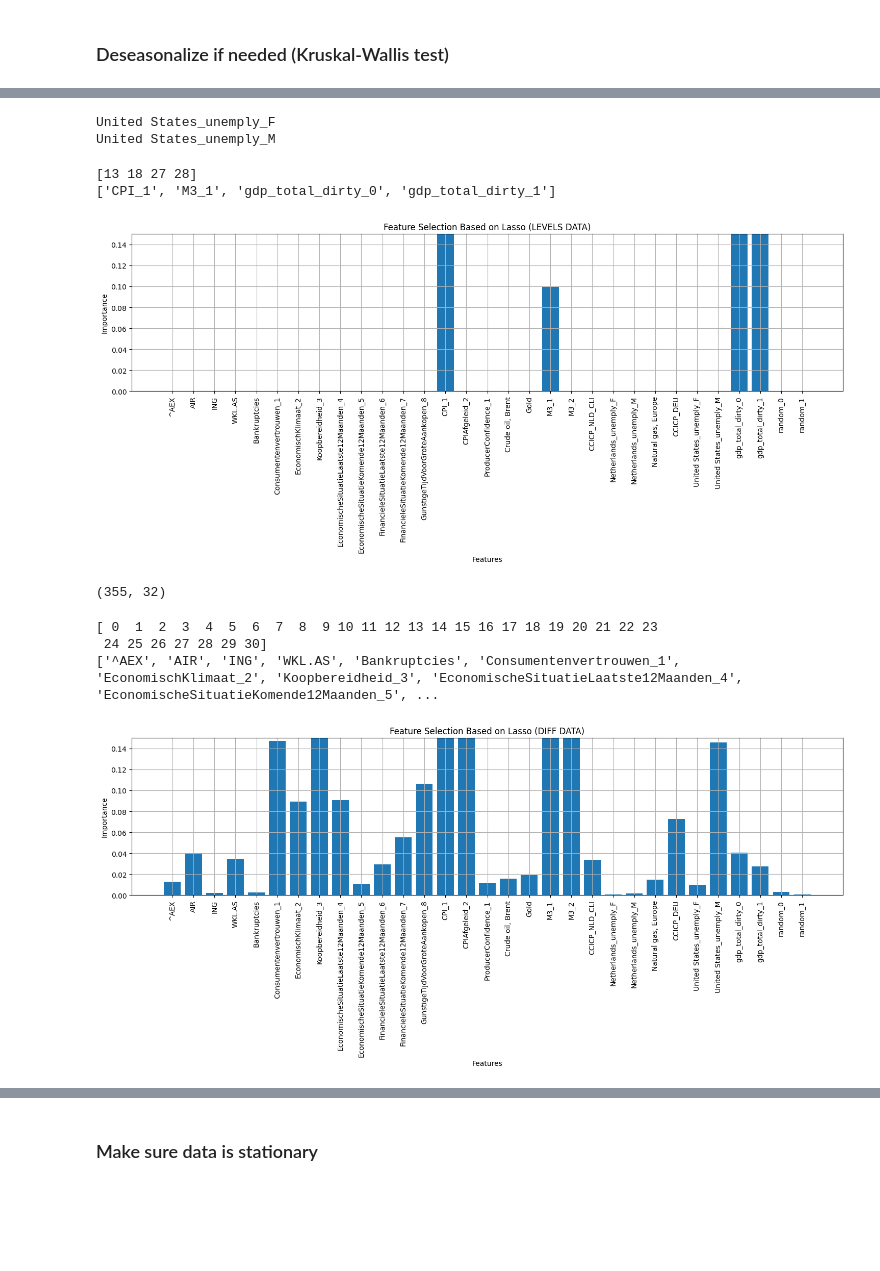
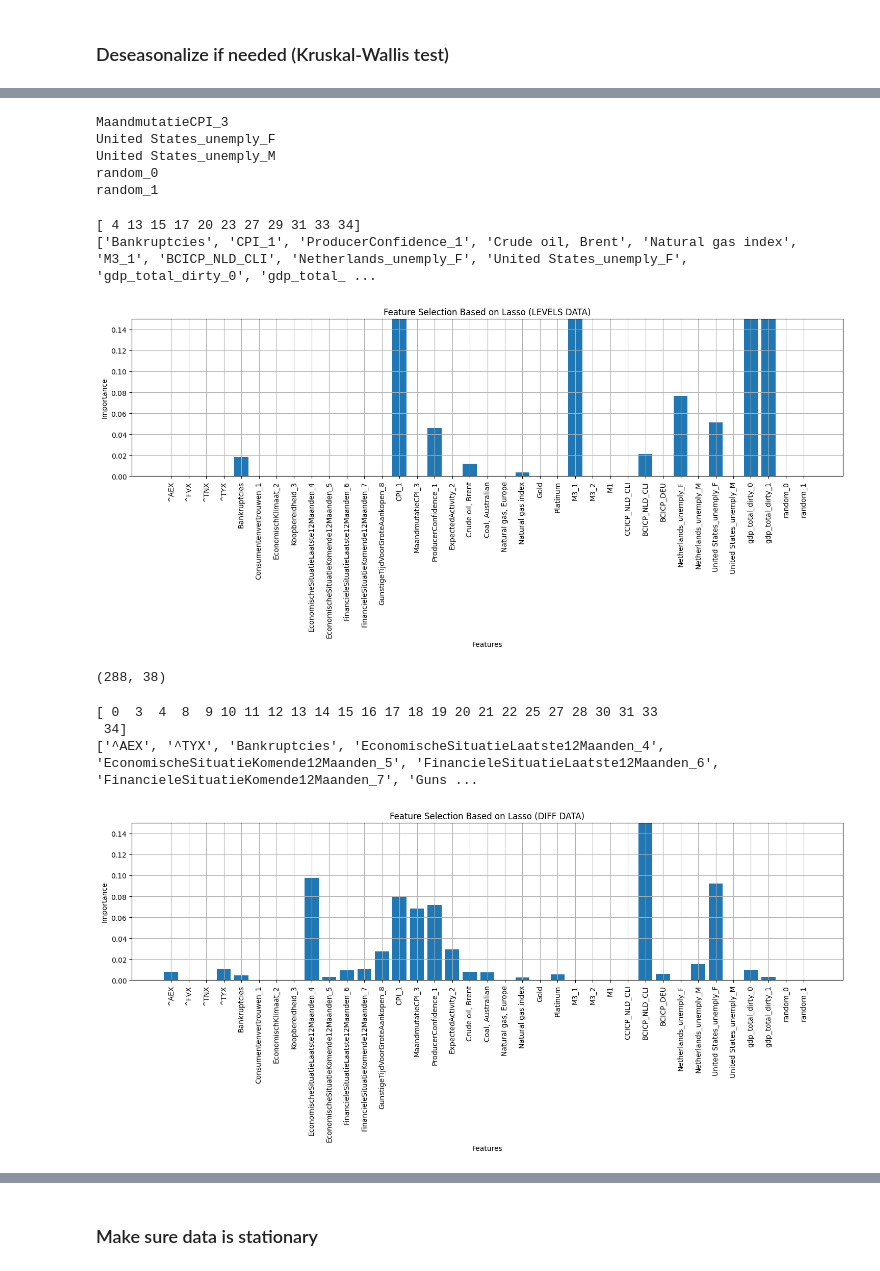
Before and after one commit to powell001/NowCast_Data_v2, a Jupyter notebook: src/a06_forecastQuarterlyData_withMonthlyData_Lasso.ipynb, the cells around one changed output, grey strips where cells are left out. Saved outputs shown, nothing was run; the diff lists cells and outputs as text; code cells hidden in the pictures; blank space fills up the shorter version.

```diff
--- a/src/a06_forecastQuarterlyData_withMonthlyData_Lasso.ipynb
+++ b/src/a06_forecastQuarterlyData_withMonthlyData_Lasso.ipynb
@@ -47,7 +49,7 @@ def y_data(seasonal=True):
         y_data = pd.read_csv(inputdata2 + "a0_combinedQuarterly_extended_ARIMA.csv", parse_dates=[0], index_col=0)['gdp_total'].to_frame()
 
     upsampled = y_data.resample('MS')
-    y_data = upsampled.interpolate(method='spline', order=3)
+    y_data = upsampled.interpolate(method='spline', order=2)
 
     return y_data
 # %% [markdown]
@@ -55,6 +57,10 @@ def y_data(seasonal=True):
 # %%
 regressionData = y_data(seasonal=True).merge(x_data(), left_index=True, right_index=True, how='outer')
 regressionData.to_csv(outputdata1 + "regressiondata_mo.csv")
-df1 = regressionData.iloc[0:355,:].copy()
 
-df1.to_csv("tmp_df1.csv ")
+start_date_analysis = "2000-08-01"  # make divisible by 12 to make coding easier
+save_some_data_for_predictions = "2024-07-01"
+df1 = regressionData.loc[start_date_analysis:save_some_data_for_predictions,:].copy()
+
+
+df1
@@ -92,10 +92,10 @@ df1.columns.tolist()
 # subset of the data
 df1 = df1[['gdp_total',
           '^AEX',
-          'ASML.AS',
-          'AIR',
-          'ING',
-          'WKL.AS',
+          '^FVX',
+          '^TNX',
+          '^TYX',
+
           'Bankruptcies',
           'Consumentenvertrouwen_1',
           'EconomischKlimaat_2',
@@ -106,17 +106,28 @@ df1 = df1[['gdp_total',
           'FinancieleSituatieKomende12Maanden_7',
           'GunstigeTijdVoorGroteAankopen_8',
           'CPI_1',
-          'CPIAfgeleid_2',
+          'MaandmutatieCPI_3',
           'ProducerConfidence_1',
+          'ExpectedActivity_2',
+
           'Crude oil, Brent',
+          'Coal, Australian',
+          'Natural gas, Europe',
+          'Natural gas index',
+
           'Gold',
+          'Platinum',
           'M3_1',
           'M3_2',
+          'M1',
+
           'CCICP_NLD_CLI',
+          'BCICP_NLD_CLI',
+          'BCICP_DEU',
+
           'Netherlands_unemply_F',
           'Netherlands_unemply_M',
-          'Natural gas, Europe',
-          'CCICP_DEU',
+
           'United States_unemply_F',
           'United States_unemply_M',
         ]]
@@ -181,7 +206,7 @@ STORE_FOR_TESTS['Difference_Stationary'] = np.nan
 STORE_FOR_TESTS['Difference_Data'] = 'False'
 # %%
 def seasonality_test(data):
-    kw_test1 = data.iloc[0:300,:]
+    kw_test1 = data.loc[start_date_analysis:save_some_data_for_predictions,:]
     kw_test1['Months'] = [1,2,3,4,5,6,7,8,9,10,11,12] * int(len(kw_test1)/12)
     kw_test1['Semi'] = [1,2,3,4,5,6] * int(len(kw_test1)/6)
     kw_test1.dropna(inplace=True)
@@ -311,8 +275,11 @@ for i in deseasonalizeThese:
 
 scaled_features_df.to_csv("tmp_scaled_features_df.csv ")
 # %% [output]
+MaandmutatieCPI_3
 United States_unemply_F
 United States_unemply_M
+random_0
+random_1
 # %%
 def lassoreg(data, alpha=0.0001, title='Feature Selection Based on Lasso'):
 
@@ -365,21 +332,21 @@ def lassoreg(data, alpha=0.0001, title='Feature Selection Based on Lasso'):
 
     return best_variables
 
-lassoreg(scaled_features_df, alpha=0.1, title='Feature Selection Based on Lasso (LEVELS DATA)')
+lassoreg(scaled_features_df, alpha=0.01, title='Feature Selection Based on Lasso (LEVELS DATA)')
 
 print(scaled_features_df.shape)
 # %% [output]
-[13 18 27 28]
-['CPI_1', 'M3_1', 'gdp_total_dirty_0', 'gdp_total_dirty_1']
+[ 4 13 15 17 20 23 27 29 31 33 34]
+['Bankruptcies', 'CPI_1', 'ProducerConfidence_1', 'Crude oil, Brent', 'Natural gas index', 'M3_1', 'BCICP_NLD_CLI', 'Netherlands_unemply_F', 'United States_unemply_F', 'gdp_total_dirty_0', 'gdp_total_ ...
-[figure, old version]
+[figure, new version]
-(355, 32)
+(288, 38)
 # %%
-lassoreg(scaled_features_df.diff().dropna(), alpha=0.0, title='Feature Selection Based on Lasso (DIFF DATA)');
+lassoreg(scaled_features_df.diff().dropna(), alpha=0.0001, title='Feature Selection Based on Lasso (DIFF DATA)');
 # %% [output]
-[ 0  1  2  3  4  5  6  7  8  9 10 11 12 13 14 15 16 17 18 19 20 21 22 23
- 24 25 26 27 28 29 30]
-['^AEX', 'AIR', 'ING', 'WKL.AS', 'Bankruptcies', 'Consumentenvertrouwen_1', 'EconomischKlimaat_2', 'Koopbereidheid_3', 'EconomischeSituatieLaatste12Maanden_4', 'EconomischeSituatieKomende12Maanden_5', ...
+[ 0  3  4  8  9 10 11 12 13 14 15 16 17 18 19 20 21 22 25 27 28 30 31 33
+ 34]
+['^AEX', '^TYX', 'Bankruptcies', 'EconomischeSituatieLaatste12Maanden_4', 'EconomischeSituatieKomende12Maanden_5', 'FinancieleSituatieLaatste12Maanden_6', 'FinancieleSituatieKomende12Maanden_7', 'Guns ...
-[figure, old version]
+[figure, new version]
 # %%
 def lag_data(data):
     # only returns lags of variables, not original data
```
Also changed, not shown: parts of 67 cells of this notebook.
